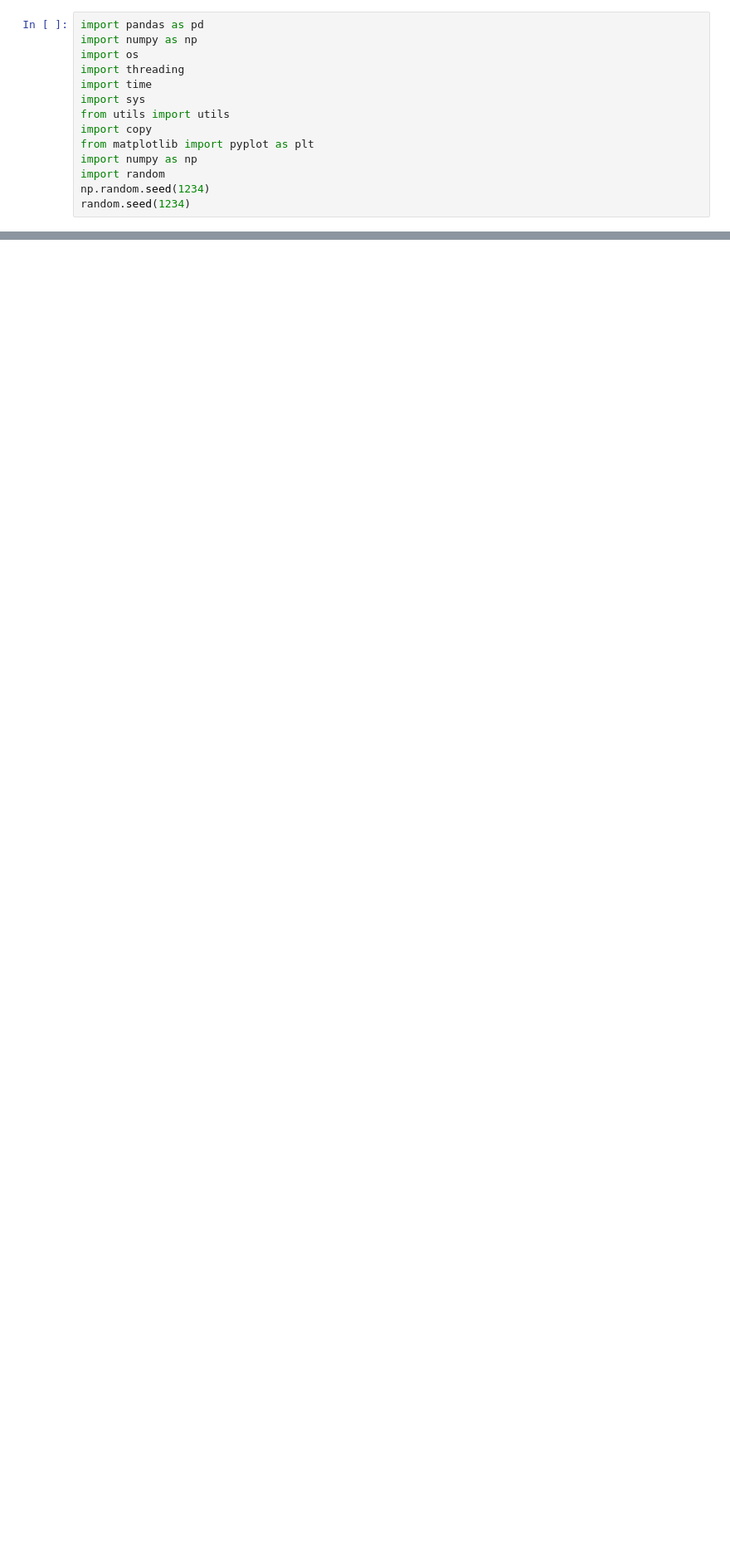
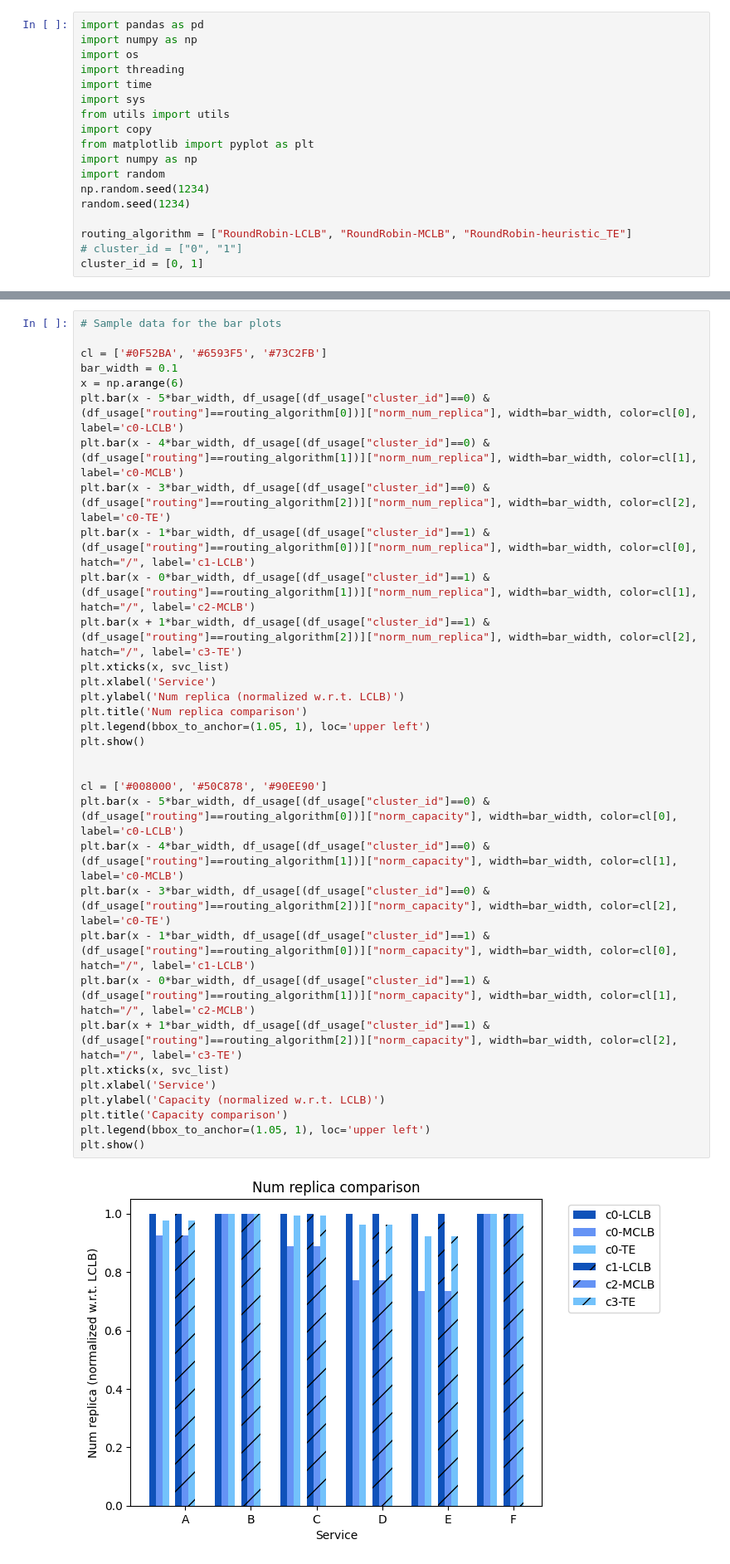
Before and after one commit to netarch/slate-sim, a Jupyter notebook: parser/calc_resource_consumption.ipynb, the cells around one changed output, grey strips where cells are left out. Shown at 83% size. Drawn from its saved outputs; the diff is of its cells as text; blank space fills up the shorter version.

Commit message:
normalization and plot bar graph

```diff
--- a/parser/calc_resource_consumption.ipynb
+++ b/parser/calc_resource_consumption.ipynb
@@ -12,3 +12,7 @@ import numpy as np
 import random
 np.random.seed(1234)
 random.seed(1234)
+
+routing_algorithm = ["RoundRobin-LCLB", "RoundRobin-MCLB", "RoundRobin-heuristic_TE"]
+# cluster_id = ["0", "1"]
+cluster_id = [0, 1]
@@ -140,0 +144,35 @@ c1_values[routing]:  [695500000.0000001, 901500000.0, 880800000.0, 870875000.0,
+# %%
+# Sample data for the bar plots
+
+cl = ['#0F52BA', '#6593F5', '#73C2FB']
+bar_width = 0.1
+x = np.arange(6)
+plt.bar(x - 5*bar_width, df_usage[(df_usage["cluster_id"]==0) & (df_usage["routing"]==routing_algorithm[0])]["norm_num_replica"], width=bar_width, color=cl[0], label='c0-LCLB')
+plt.bar(x - 4*bar_width, df_usage[(df_usage["cluster_id"]==0) & (df_usage["routing"]==routing_algorithm[1])]["norm_num_replica"], width=bar_width, color=cl[1], label='c0-MCLB')
+plt.bar(x - 3*bar_width, df_usage[(df_usage["cluster_id"]==0) & (df_usage["routing"]==routing_algorithm[2])]["norm_num_replica"], width=bar_width, color=cl[2], label='c0-TE')
+plt.bar(x - 1*bar_width, df_usage[(df_usage["cluster_id"]==1) & (df_usage["routing"]==routing_algorithm[0])]["norm_num_replica"], width=bar_width, color=cl[0], hatch="/", label='c1-LCLB')
+plt.bar(x - 0*bar_width, df_usage[(df_usage["cluster_id"]==1) & (df_usage["routing"]==routing_algorithm[1])]["norm_num_replica"], width=bar_width, color=cl[1], hatch="/", label='c2-MCLB')
+plt.bar(x + 1*bar_width, df_usage[(df_usage["cluster_id"]==1) & (df_usage["routing"]==routing_algorithm[2])]["norm_num_replica"], width=bar_width, color=cl[2], hatch="/", label='c3-TE')
+plt.xticks(x, svc_list)
+plt.xlabel('Service')
+plt.ylabel('Num replica (normalized w.r.t. LCLB)')
+plt.title('Num replica comparison')
+plt.legend(bbox_to_anchor=(1.05, 1), loc='upper left')
+plt.show()
+
+
+cl = ['#008000', '#50C878', '#90EE90']
+plt.bar(x - 5*bar_width, df_usage[(df_usage["cluster_id"]==0) & (df_usage["routing"]==routing_algorithm[0])]["norm_capacity"], width=bar_width, color=cl[0], label='c0-LCLB')
+plt.bar(x - 4*bar_width, df_usage[(df_usage["cluster_id"]==0) & (df_usage["routing"]==routing_algorithm[1])]["norm_capacity"], width=bar_width, color=cl[1], label='c0-MCLB')
+plt.bar(x - 3*bar_width, df_usage[(df_usage["cluster_id"]==0) & (df_usage["routing"]==routing_algorithm[2])]["norm_capacity"], width=bar_width, color=cl[2], label='c0-TE')
+plt.bar(x - 1*bar_width, df_usage[(df_usage["cluster_id"]==1) & (df_usage["routing"]==routing_algorithm[0])]["norm_capacity"], width=bar_width, color=cl[0], hatch="/", label='c1-LCLB')
+plt.bar(x - 0*bar_width, df_usage[(df_usage["cluster_id"]==1) & (df_usage["routing"]==routing_algorithm[1])]["norm_capacity"], width=bar_width, color=cl[1], hatch="/", label='c2-MCLB')
+plt.bar(x + 1*bar_width, df_usage[(df_usage["cluster_id"]==1) & (df_usage["routing"]==routing_algorithm[2])]["norm_capacity"], width=bar_width, color=cl[2], hatch="/", label='c3-TE')
+plt.xticks(x, svc_list)
+plt.xlabel('Service')
+plt.ylabel('Capacity (normalized w.r.t. LCLB)')
+plt.title('Capacity comparison')
+plt.legend(bbox_to_anchor=(1.05, 1), loc='upper left')
+plt.show()
+# %% [output]
+[figure, added]
```
Also changed, not shown: parts of 4 cells of this notebook.
